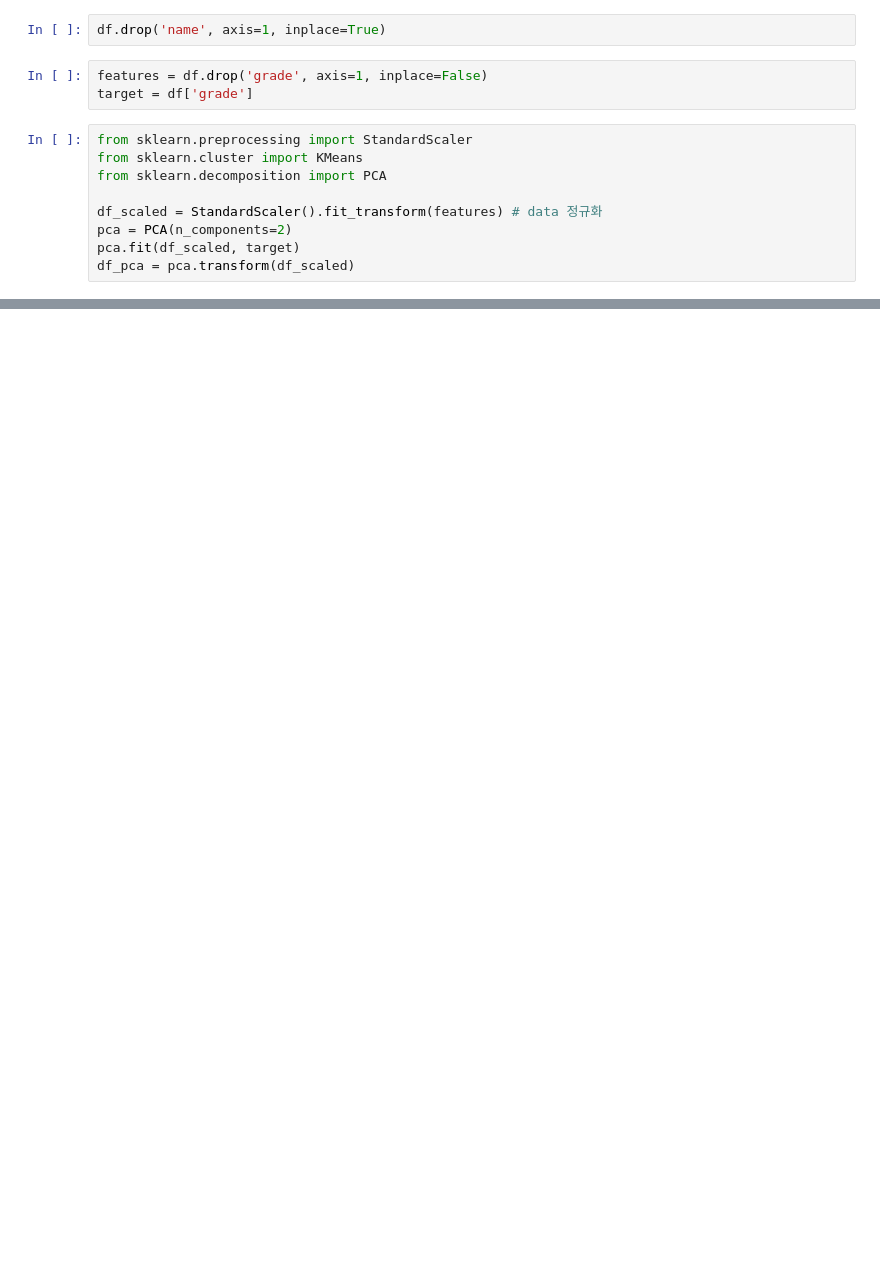
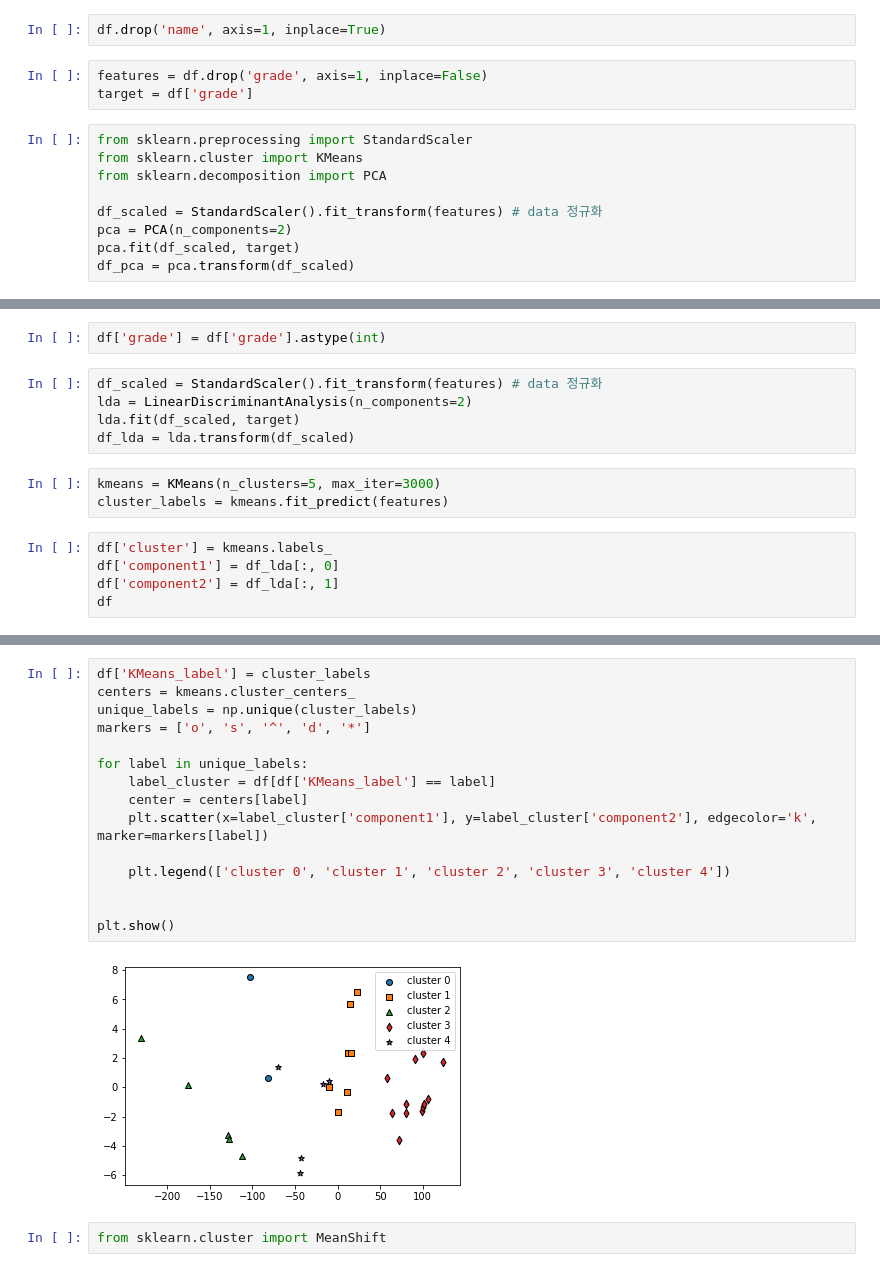
Before and after one commit to kangmincho1/Side-Projects, a Jupyter notebook: clustering.ipynb, the cells around one changed output, grey strips where cells are left out. Saved outputs shown, nothing was run; the diff lists cells and outputs as text; blank space fills up the shorter version.

```diff
--- a/clustering.ipynb
+++ b/clustering.ipynb
@@ -81,0 +120,15 @@ plt.show()
+# %%
+df['grade'] = df['grade'].astype(int)
+# %%
+df_scaled = StandardScaler().fit_transform(features) # data 정규화
+lda = LinearDiscriminantAnalysis(n_components=2)
+lda.fit(df_scaled, target)
+df_lda = lda.transform(df_scaled)
+# %%
+kmeans = KMeans(n_clusters=5, max_iter=3000)
+cluster_labels = kmeans.fit_predict(features)
+# %%
+df['cluster'] = kmeans.labels_
+df['component1'] = df_lda[:, 0]
+df['component2'] = df_lda[:, 1]
+df
@@ -81,0 +153,19 @@ plt.show()
+# %%
+df['KMeans_label'] = cluster_labels
+centers = kmeans.cluster_centers_
+unique_labels = np.unique(cluster_labels)
+markers = ['o', 's', '^', 'd', '*']
+
+for label in unique_labels:
+    label_cluster = df[df['KMeans_label'] == label]
+    center = centers[label]
+    plt.scatter(x=label_cluster['component1'], y=label_cluster['component2'], edgecolor='k', marker=markers[label])
+
+    plt.legend(['cluster 0', 'cluster 1', 'cluster 2', 'cluster 3', 'cluster 4'])
+
+
+plt.show()
+# %% [output]
+[figure, added]
+# %%
+from sklearn.cluster import MeanShift
```
Also changed, not shown: parts of 21 cells of this notebook, 1 other file.
